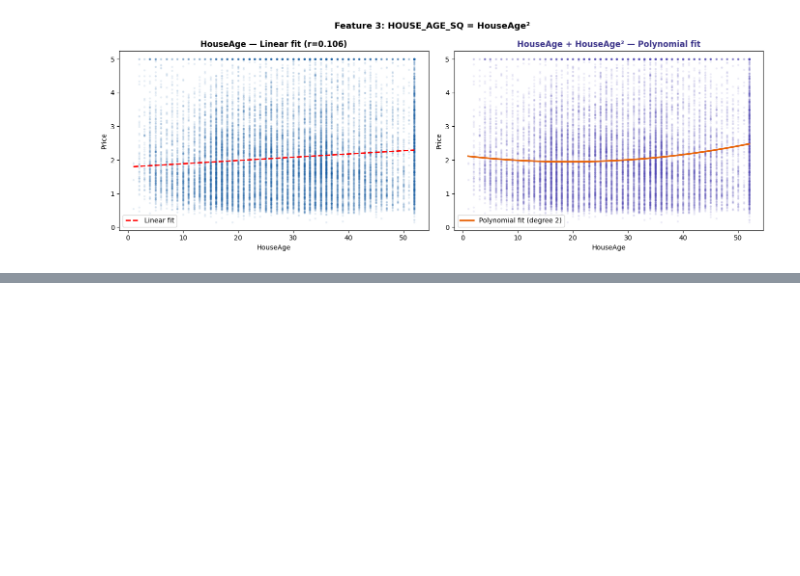
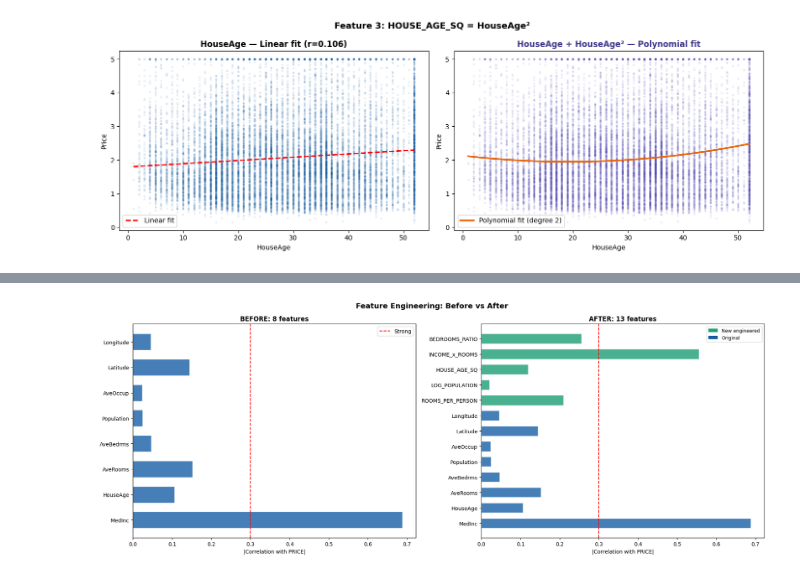
Before and after one commit to MudaserShah/Machine-learning-Projects, a Jupyter notebook: house-price-ml/notebook.ipynb, the cells around one changed output, grey strips where cells are left out. Drawn from its saved outputs; the diff is of its cells as text; code cells hidden in the pictures; blank space fills up the shorter version.

```diff
--- a/house-price-ml/notebook.ipynb
+++ b/house-price-ml/notebook.ipynb
@@ -841,0 +886,42 @@ print(f"MedInc × AveRooms   r = {r_inter:.4f}  ← STRONGEST!")
+# %%
+before_feats = ['MedInc','HouseAge','AveRooms','AveBedrms',
+                'Population','AveOccup','Latitude','Longitude']
+after_feats  = before_feats + ['ROOMS_PER_PERSON','LOG_POPULATION',
+                               'HOUSE_AGE_SQ','INCOME_x_ROOMS',
+                               'BEDROOMS_RATIO']
+
+before_corrs = [abs(df[f].corr(df['price'])) for f in before_feats]
+after_corrs  = [abs(df[f].corr(df['price'])) for f in after_feats]
+
+fig, axes = plt.subplots(1, 2, figsize=(18, 7))
+
+# Before
+axes[0].barh(before_feats, before_corrs, color='#185FA5',
+             alpha=0.8, edgecolor='white', height=0.65)
+axes[0].axvline(0.3, color='red', ls='--', lw=1.5, label='Strong')
+axes[0].set_xlabel('|Correlation with PRICE|')
+axes[0].set_title(f'BEFORE: {len(before_feats)} features',
+                  fontsize=12, fontweight='bold')
+axes[0].legend()
+
+# After — new features teal colored
+new_set = set(after_feats) - set(before_feats)
+clrs = ['#1D9E75' if f in new_set else '#185FA5' for f in after_feats]
+axes[1].barh(after_feats, after_corrs, color=clrs,
+             alpha=0.8, edgecolor='white', height=0.65)
+axes[1].axvline(0.3, color='red', ls='--', lw=1.5, label='Strong')
+from matplotlib.patches import Patch
+axes[1].legend(handles=[
+    Patch(facecolor='#1D9E75', label='New engineered'),
+    Patch(facecolor='#185FA5', label='Original')
+], fontsize=9)
+axes[1].set_xlabel('|Correlation with PRICE|')
+axes[1].set_title(f'AFTER: {len(after_feats)} features',
+                  fontsize=12, fontweight='bold')
+
+plt.suptitle('Feature Engineering: Before vs After',
+             fontsize=14, fontweight='bold')
+plt.tight_layout()
+plt.show()
+# %% [output]
+[figure, added]
```
Also changed, not shown: parts of 6 cells of this notebook.
